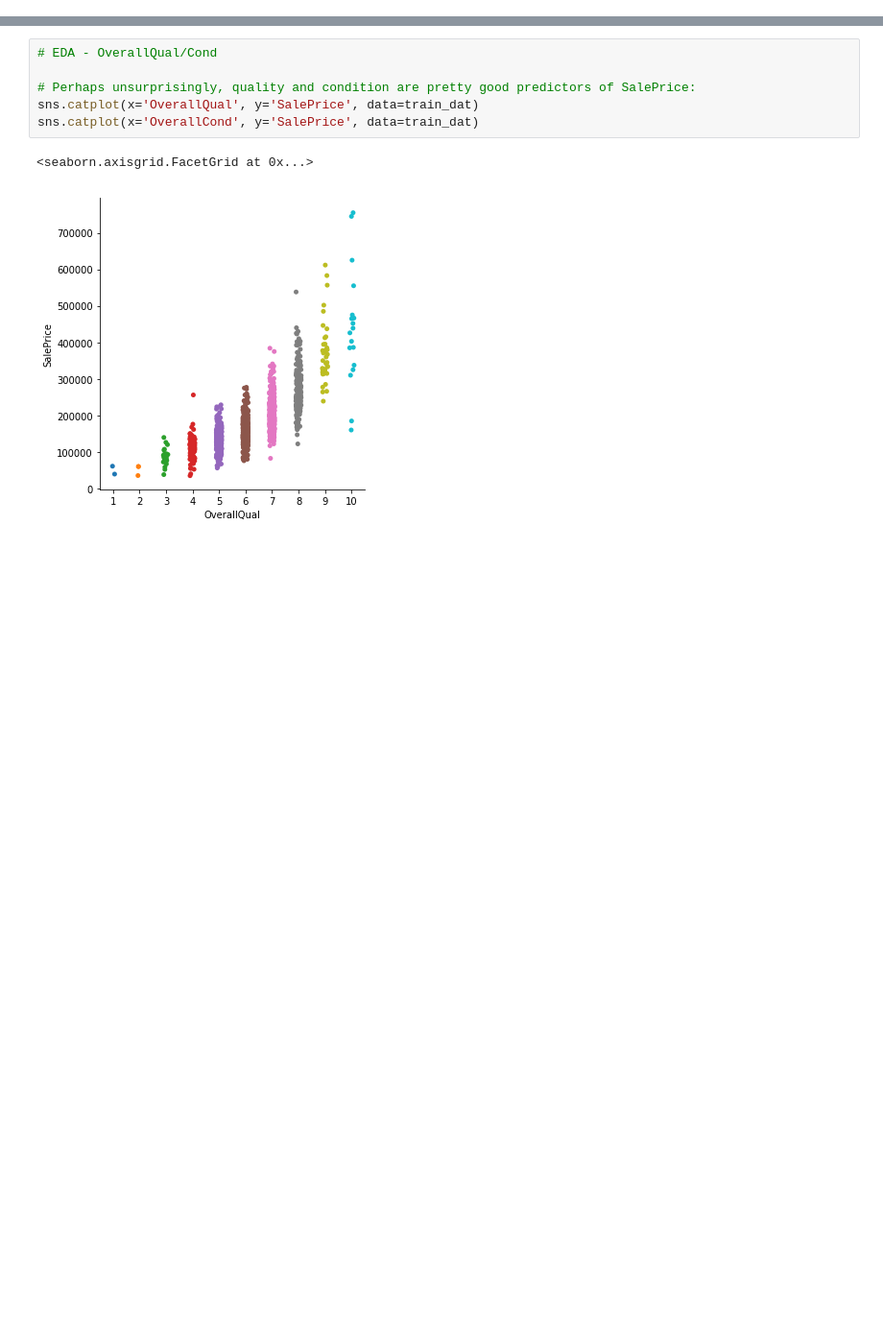
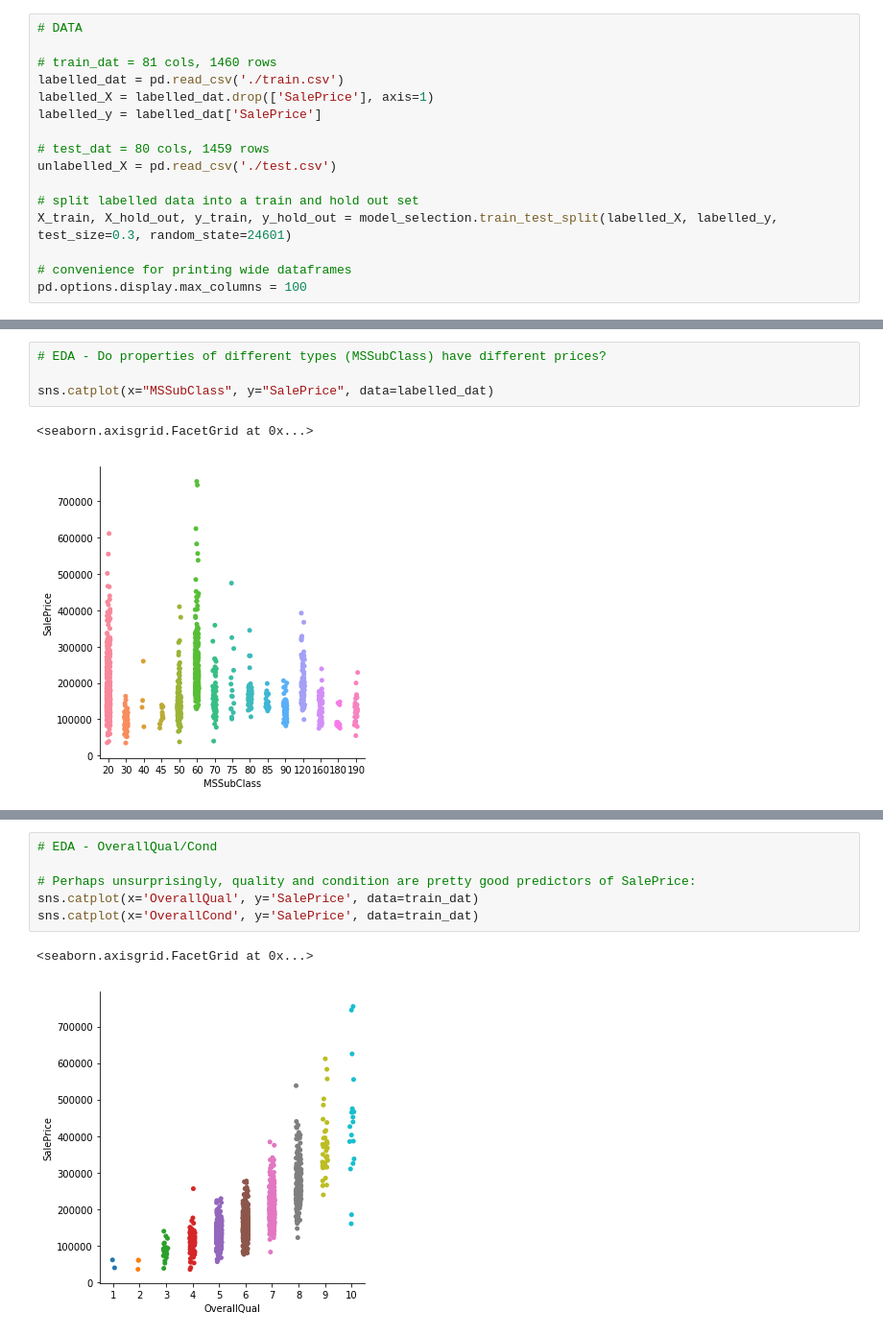
Before and after one commit to coxy1989/mlsabbatical, a Jupyter notebook: notebooks/house_prices/house_prices.ipynb, the cells around one changed output, grey strips where cells are left out. Shown: that part at 96% size. Drawn from its saved outputs; the diff is of its cells as text; blank space fills up the shorter version.

Commit message:
kaggle house prices

```diff
--- a/notebooks/house_prices/house_prices.ipynb
+++ b/notebooks/house_prices/house_prices.ipynb
@@ -404,0 +10,16 @@ Error: 0.12827616685057144
+# %%
+# DATA
+
+# train_dat = 81 cols, 1460 rows
+labelled_dat = pd.read_csv('./train.csv')
+labelled_X = labelled_dat.drop(['SalePrice'], axis=1)
+labelled_y = labelled_dat['SalePrice']
+
+# test_dat = 80 cols, 1459 rows
+unlabelled_X = pd.read_csv('./test.csv')
+
+# split labelled data into a train and hold out set
+X_train, X_hold_out, y_train, y_hold_out = model_selection.train_test_split(labelled_X, labelled_y, test_size=0.3, random_state=24601)
+
+# convenience for printing wide dataframes
+pd.options.display.max_columns = 100
@@ -404,0 +77,7 @@ Error: 0.12827616685057144
+# %%
+# EDA - Do properties of different types (MSSubClass) have different prices?
+
+sns.catplot(x="MSSubClass", y="SalePrice", data=labelled_dat)
+# %% [output]
+<seaborn.axisgrid.FacetGrid at 0x...>
+[figure, added]
```
Also changed, not shown: parts of 48 cells of this notebook.
